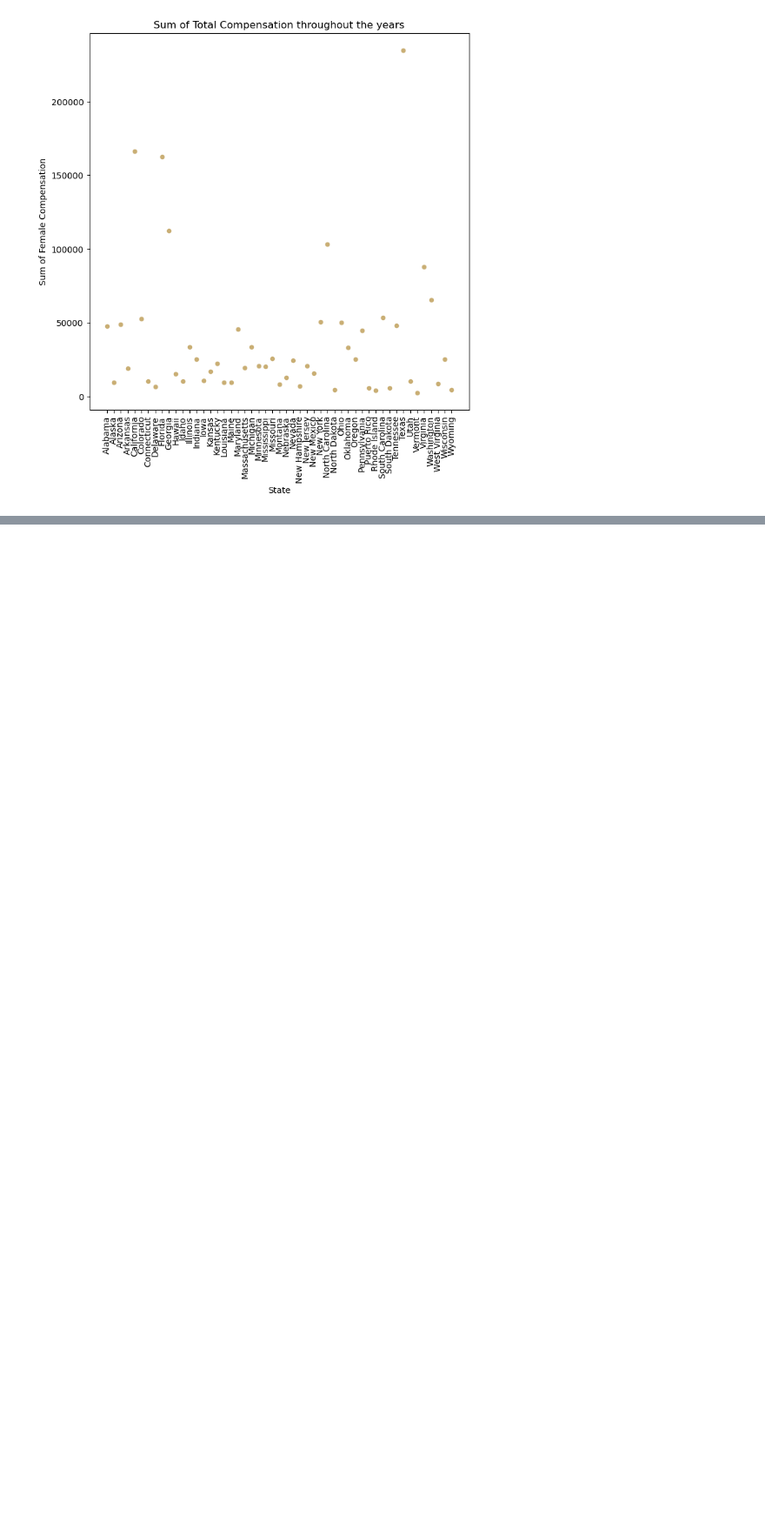
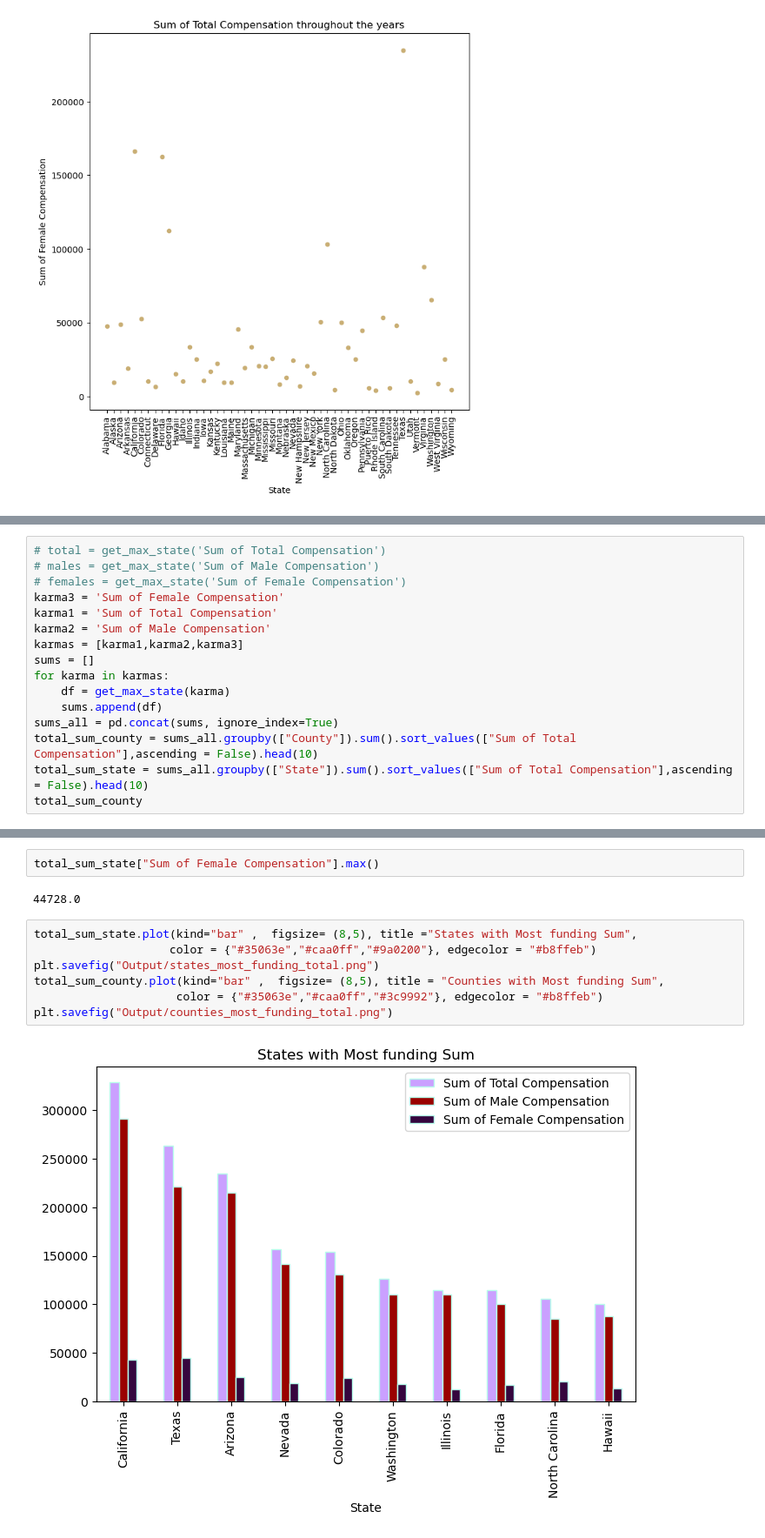
Before and after one commit to nicduffee/project1, a Jupyter notebook: Disability.ipynb, the cells around one changed output, grey strips where cells are left out. Shown at 87% size. Saved outputs shown, nothing was run; the diff lists cells and outputs as text; blank space fills up the shorter version.

```diff
--- a/Disability.ipynb
+++ b/Disability.ipynb
@@ -363,0 +430,16 @@ plt.show()
+# %%
+# total = get_max_state('Sum of Total Compensation')
+# males = get_max_state('Sum of Male Compensation')
+# females = get_max_state('Sum of Female Compensation')
+karma3 = 'Sum of Female Compensation'
+karma1 = 'Sum of Total Compensation'
+karma2 = 'Sum of Male Compensation'
+karmas = [karma1,karma2,karma3]
+sums = []
+for karma in karmas:
+    df = get_max_state(karma)
+    sums.append(df)
+sums_all = pd.concat(sums, ignore_index=True)
+total_sum_county = sums_all.groupby(["County"]).sum().sort_values(["Sum of Total Compensation"],ascending = False).head(10)
+total_sum_state = sums_all.groupby(["State"]).sum().sort_values(["Sum of Total Compensation"],ascending = False).head(10)
+total_sum_county
@@ -363,0 +474,13 @@ plt.show()
+# %%
+total_sum_state["Sum of Female Compensation"].max()
+# %% [output]
+44728.0
+# %%
+total_sum_state.plot(kind="bar" ,  figsize= (8,5), title ="States with Most funding Sum",
+                    color = {"#35063e","#caa0ff","#9a0200"}, edgecolor = "#b8ffeb")
+plt.savefig("Output/states_most_funding_total.png")
+total_sum_county.plot(kind="bar" ,  figsize= (8,5), title = "Counties with Most funding Sum",
+                     color = {"#35063e","#caa0ff","#3c9992"}, edgecolor = "#b8ffeb")
+plt.savefig("Output/counties_most_funding_total.png")
+# %% [output]
+[figure, added]
```
Also changed, not shown: parts of 10 cells of this notebook, 4 other files.
